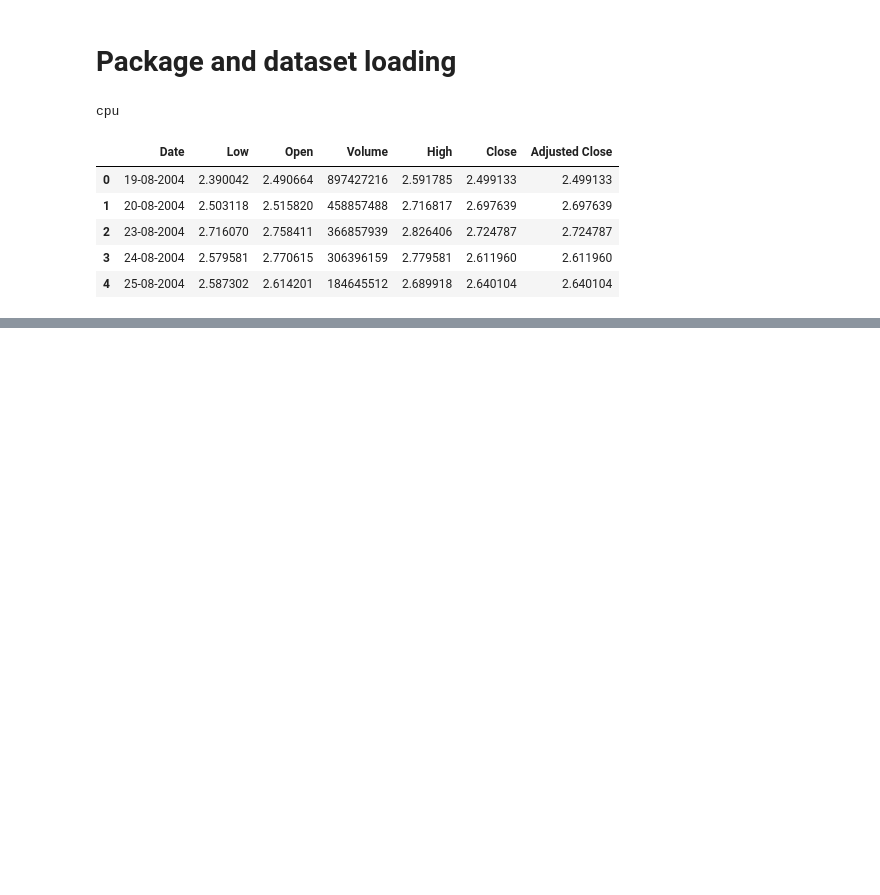
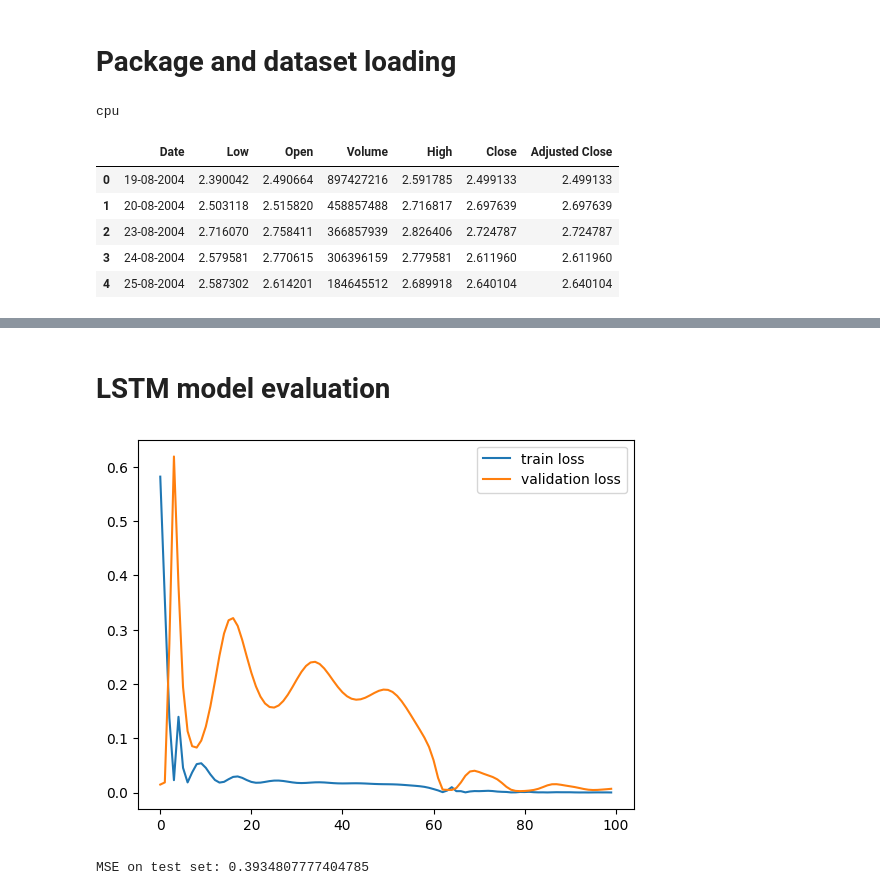
Before and after one commit to ifboelhasrin/DLF_A3, a Jupyter notebook: ass3_goog_rnn.ipynb, the cells around one changed output, grey strips where cells are left out. Saved outputs shown, nothing was run; the diff lists cells and outputs as text; code cells hidden in the pictures; blank space fills up the shorter version.

Commit message:
RNN and LSTM implemented

```diff
--- a/ass3_goog_rnn.ipynb
+++ b/ass3_goog_rnn.ipynb
@@ -145,0 +253,22 @@ plt.show()
+# %%
+# Define LSTM
+class LSTM(nn.Module):
+    def __init__(self, input_dim, hidden_dim, num_layers, output_dim):
+        super(LSTM, self).__init__()
+        self.hidden_dim = hidden_dim
+        self.num_layers = num_layers
+
+        self.lstm = nn.LSTM(input_dim, hidden_dim, num_layers, batch_first=True)
+        self.fc = nn.Linear(hidden_dim, output_dim)
+
+    def forward(self, x):
+        h0 = torch.zeros(self.num_layers, x.size(0), self.hidden_dim).requires_grad_()
+        c0 = torch.zeros(self.num_layers, x.size(0), self.hidden_dim).requires_grad_()
+        out, (hn, cn) = self.lstm(x, (h0.detach(), c0.detach()))
+        out = self.fc(out[:, -1, :])
+        return out
+
+# Create the model
+model = LSTM(input_dim=input_dim, hidden_dim=hidden_dim, output_dim=output_dim, num_layers=num_layers)
+criterion = torch.nn.MSELoss(reduction='mean')
+optimiser = torch.optim.Adam(model.parameters(), lr=0.01)
@@ -145,0 +277,7 @@ plt.show()
+# %%
+train_loss_lstm, val_loss_lstm = train_model(model,
+                                            criterion,
+                                            optimiser,
+                                            x_train, y_train_lstm,
+                                            x_val = x_val, y_val = y_val_lstm,
+                                            num_epochs = num_epochs)
@@ -145,0 +296,19 @@ plt.show()
+# %% [markdown]
+# LSTM model evaluation
+# %%
+# Display loss graph
+plt.plot(train_loss_lstm, label='train loss')
+plt.plot(val_loss_lstm, label='validation loss')
+plt.legend()
+plt.show()
+# %% [output]
+[figure, added]
+# %%
+# Do evaluation on test and print MSE value
+model.eval()
+with torch.no_grad():
+    y_test_pred = model(x_test)
+    mse = criterion(y_test_pred, y_test_rnn)
+    print(f'MSE on test set: {mse.item()}')
+# %% [output]
+MSE on test set: 0.3934807777404785
```
Also changed, not shown: parts of 21 cells of this notebook.
